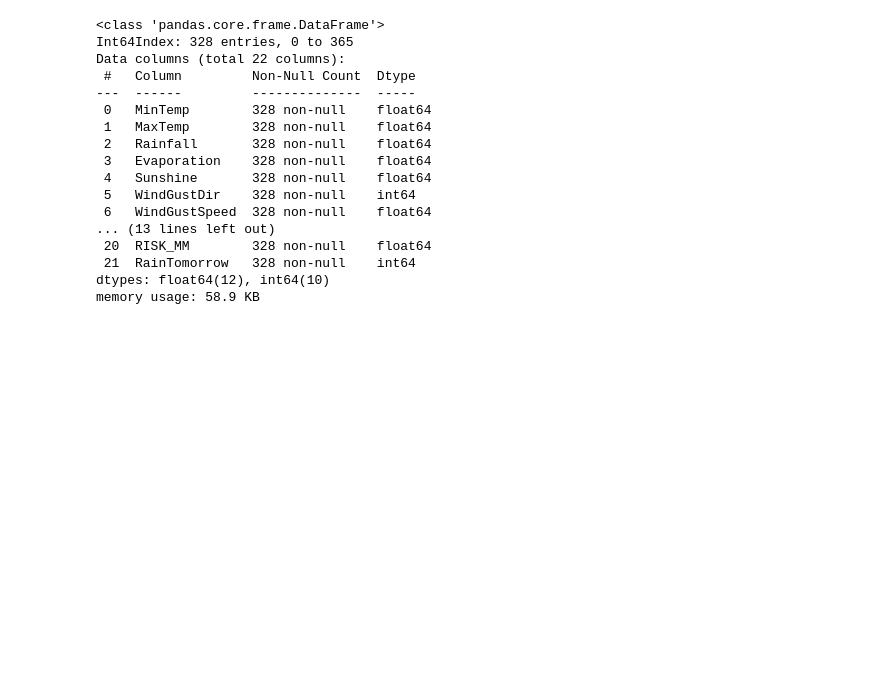
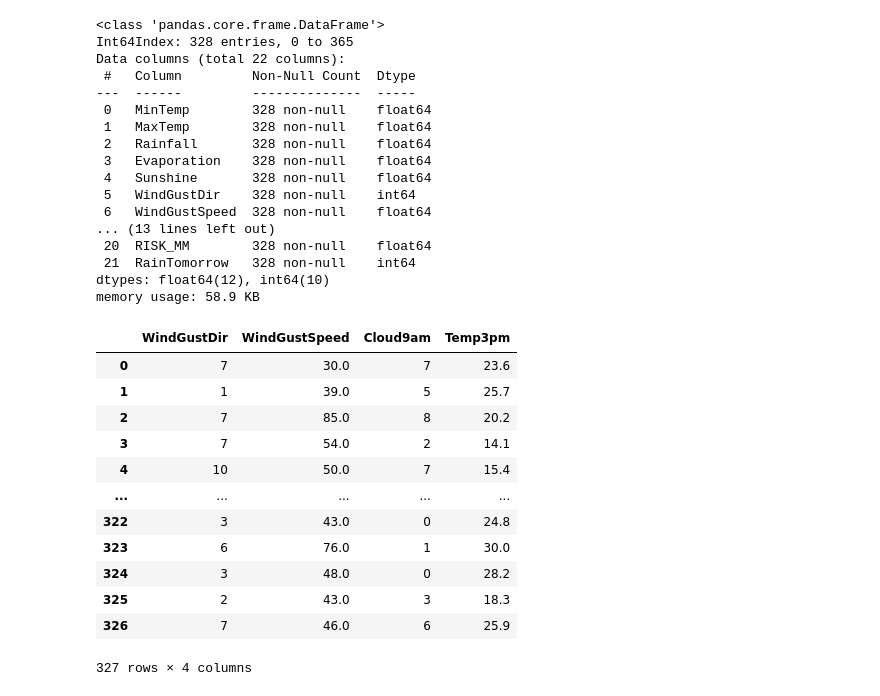
Before and after one commit to FahmidaNourin/Python-_Data_Arch, a Jupyter notebook: Project_Weather.ipynb, the cells around one changed output. Drawn from its saved outputs; the diff is of its cells as text; code cells hidden in the pictures; blank space fills up the shorter version.

```diff
--- a/Project_Weather.ipynb
+++ b/Project_Weather.ipynb
@@ -55,6 +55,7 @@ dtypes: float64(12), int64(5), object(5)
 memory usage: 63.0+ KB
 # %%
 df.dropna(axis = 0, how='any', inplace = True)
+df= df.reset_index(drop = True)       # reseting starting index and ending index
 # %%
 df.shape
 # %% [output]
@@ -129,0 +169,18 @@ memory usage: 58.9 KB
+# %%
+k = df.loc[:,["WindGustDir","WindGustSpeed","Cloud9am","Temp3pm"]]
+# %%
+k.head(-1)
+# %% [output]
+|  | WindGustDir | WindGustSpeed | Cloud9am | Temp3pm |
+| 0 | 7 | 30.0 | 7 | 23.6 |
+| 1 | 1 | 39.0 | 5 | 25.7 |
+| 2 | 7 | 85.0 | 8 | 20.2 |
+| 3 | 7 | 54.0 | 2 | 14.1 |
+| 4 | 10 | 50.0 | 7 | 15.4 |
+| ... | ... | ... | ... | ... |
+| 322 | 3 | 43.0 | 0 | 24.8 |
+| 323 | 6 | 76.0 | 1 | 30.0 |
+| 324 | 3 | 48.0 | 0 | 28.2 |
+| 325 | 2 | 43.0 | 3 | 18.3 |
+| 326 | 7 | 46.0 | 6 | 25.9 |
+327 rows × 4 columns
```
Also changed, not shown: parts of 4 cells of this notebook.
